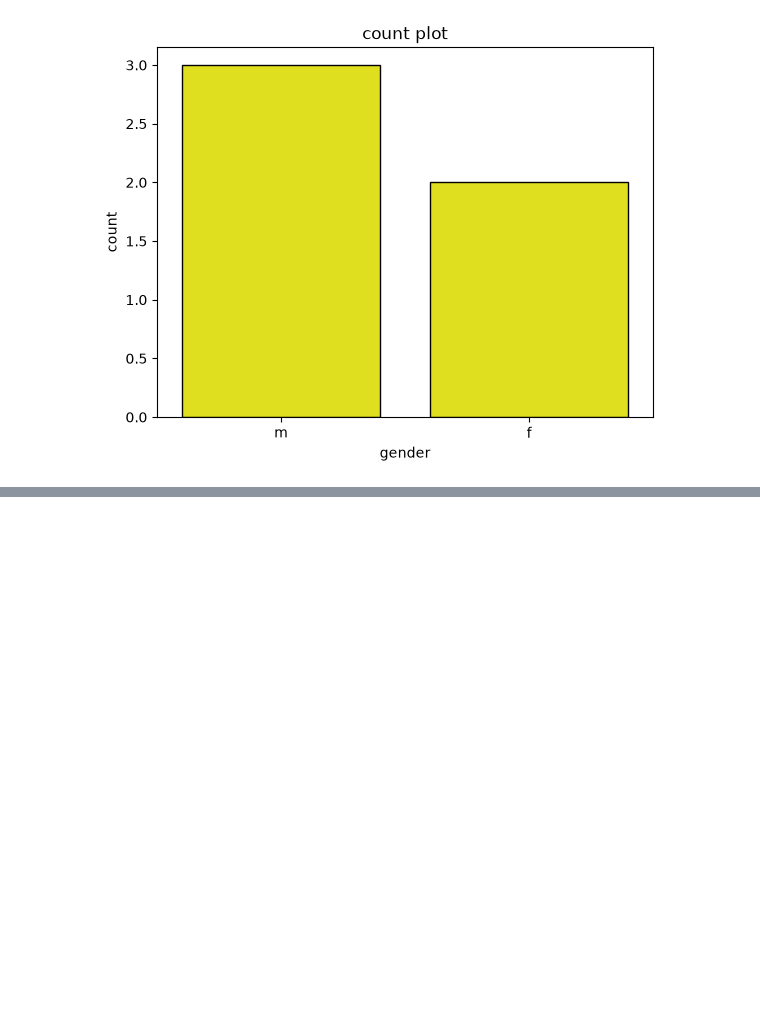
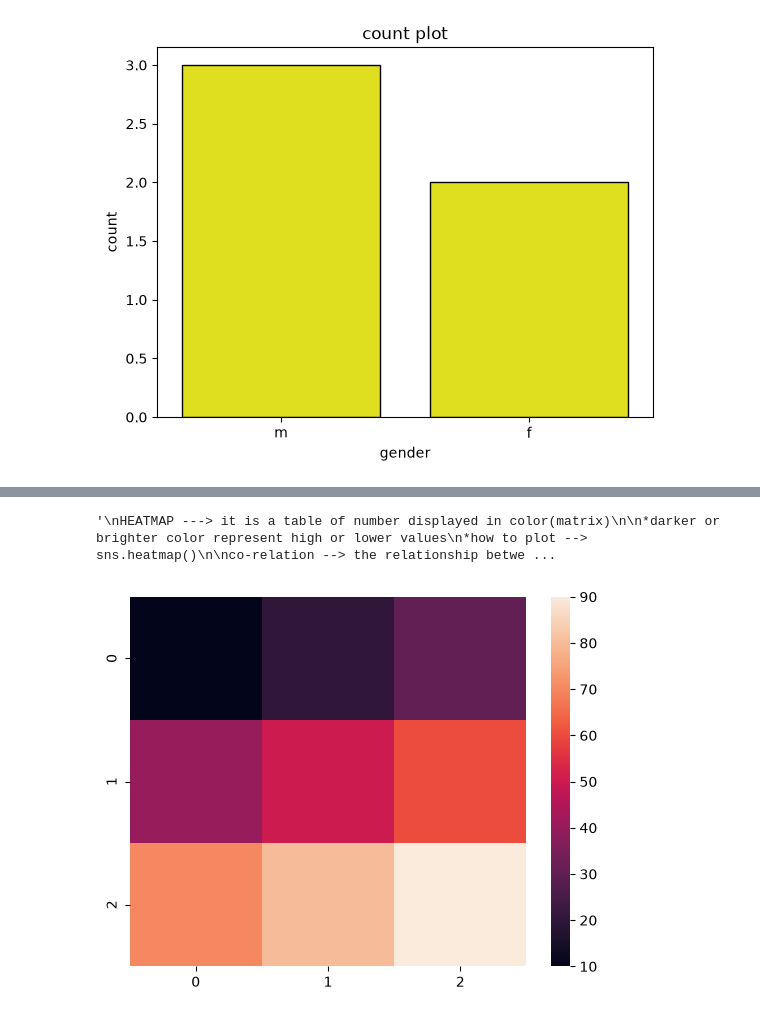
Before and after one commit to AmitKumarPrasad1846/Complete_AI_ML_challenge, a Jupyter notebook: 05_seaborn/seaborn_day_1.ipynb, the cells around one changed output, grey strips where cells are left out. Cells and saved outputs as stored; diff of their text form; code cells hidden in the pictures; blank space fills up the shorter version.

```diff
--- a/05_seaborn/seaborn_day_1.ipynb
+++ b/05_seaborn/seaborn_day_1.ipynb
@@ -161,0 +171,21 @@ plt.show()
+# %%
+'''
+HEATMAP ---> it is a table of number displayed in color(matrix)
+
+*darker or brighter color represent high or lower values
+*how to plot --> sns.heatmap()
+
+co-relation --> the relationship between 2 coloum or variable (-1 to 1)
+1.positive
+2.negative
+3.zeor co-relation
+
+'''
+# %% [output]
+'\nHEATMAP ---> it is a table of number displayed in color(matrix)\n\n*darker or brighter color represent high or lower values\n*how to plot --> sns.heatmap()\n\nco-relation --> the relationship betwe ...
+# %%
+data=[[10,20,30],[40,50,60],[70,80,90]]
+sns.heatmap(data)
+plt.show()
+# %% [output]
+[figure, added]
```
Also changed, not shown: parts of 1 cell of this notebook.
